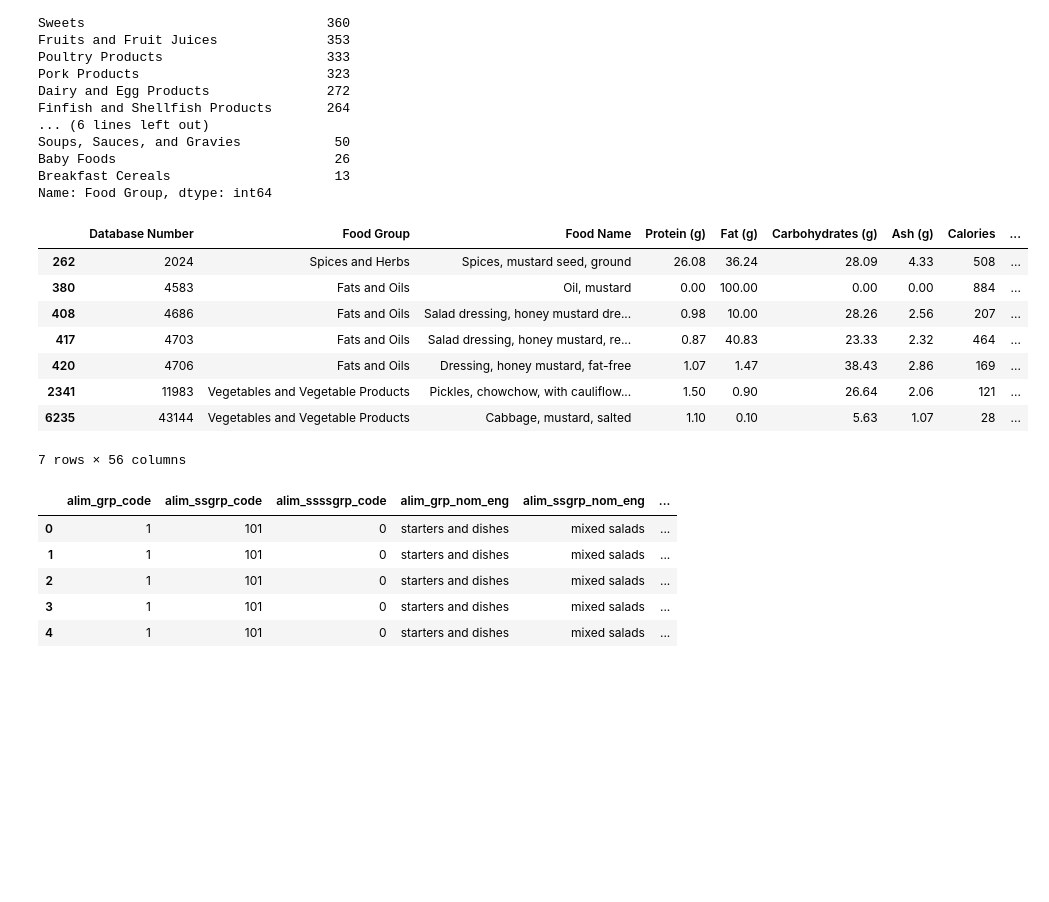
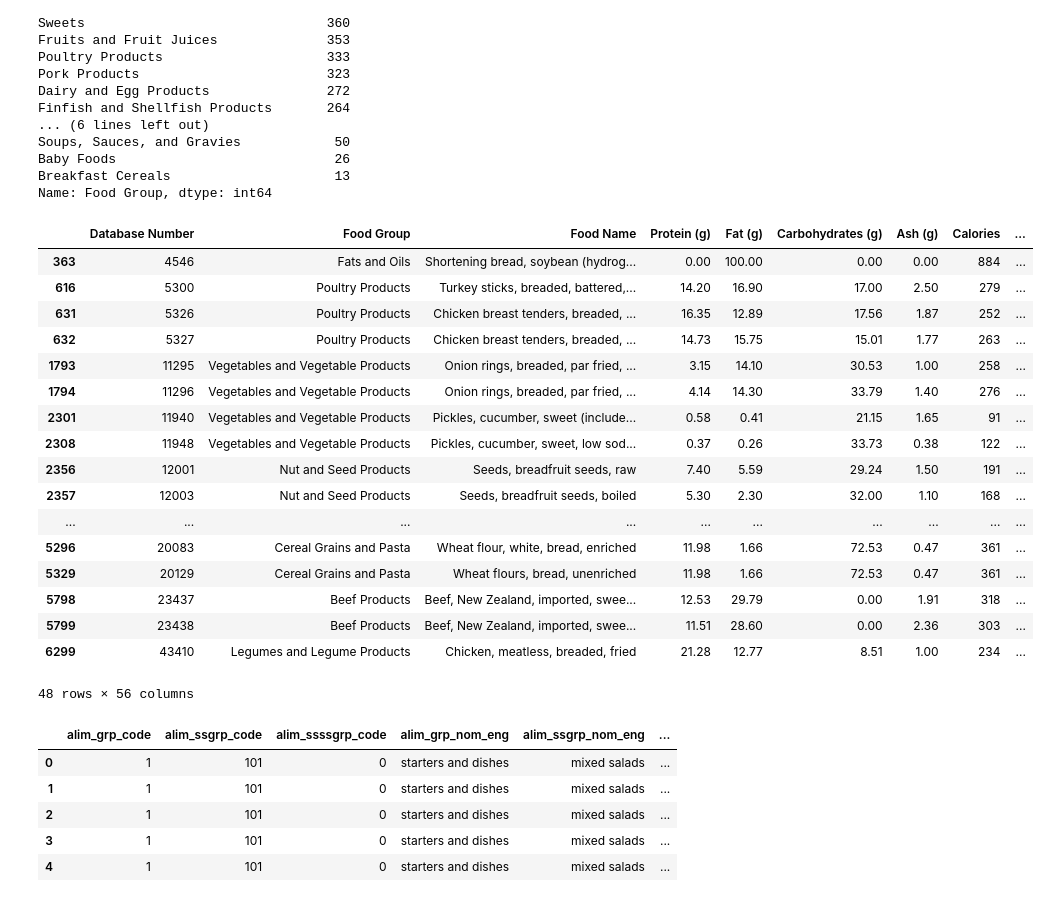
Before and after one commit to CMFV/FINAL_PROJECT, a Jupyter notebook: Untitled.ipynb, the cells around one changed output. Drawn from its saved outputs; the diff is of its cells as text; code cells hidden in the pictures; blank space fills up the shorter version.

```diff
--- a/Untitled.ipynb
+++ b/Untitled.ipynb
@@ -76,17 +76,26 @@ Name: Food Group, dtype: int64
 
 #search('Cheese', 'food_components')
 # %%
-food_components[food_components['Food Name'].str.contains("mustard")]
+food_components[food_components['Food Name'].str.contains("bread")]
 # %% [output]
 |  | Database Number | Food Group | Food Name | Protein (g) | Fat (g) | Carbohydrates (g) | Ash (g) | Calories | ... |
-| 262 | 2024 | Spices and Herbs | Spices, mustard seed, ground | 26.08 | 36.24 | 28.09 | 4.33 | 508 | ... |
-| 380 | 4583 | Fats and Oils | Oil, mustard | 0.00 | 100.00 | 0.00 | 0.00 | 884 | ... |
-| 408 | 4686 | Fats and Oils | Salad dressing, honey mustard dre... | 0.98 | 10.00 | 28.26 | 2.56 | 207 | ... |
-| 417 | 4703 | Fats and Oils | Salad dressing, honey mustard, re... | 0.87 | 40.83 | 23.33 | 2.32 | 464 | ... |
-| 420 | 4706 | Fats and Oils | Dressing, honey mustard, fat-free | 1.07 | 1.47 | 38.43 | 2.86 | 169 | ... |
-| 2341 | 11983 | Vegetables and Vegetable Products | Pickles, chowchow, with cauliflow... | 1.50 | 0.90 | 26.64 | 2.06 | 121 | ... |
-| 6235 | 43144 | Vegetables and Vegetable Products | Cabbage, mustard, salted | 1.10 | 0.10 | 5.63 | 1.07 | 28 | ... |
+| 363 | 4546 | Fats and Oils | Shortening bread, soybean (hydrog... | 0.00 | 100.00 | 0.00 | 0.00 | 884 | ... |
+| 616 | 5300 | Poultry Products | Turkey sticks, breaded, battered,... | 14.20 | 16.90 | 17.00 | 2.50 | 279 | ... |
+| 631 | 5326 | Poultry Products | Chicken breast tenders, breaded, ... | 16.35 | 12.89 | 17.56 | 1.87 | 252 | ... |
+| 632 | 5327 | Poultry Products | Chicken breast tenders, breaded, ... | 14.73 | 15.75 | 15.01 | 1.77 | 263 | ... |
+| 1793 | 11295 | Vegetables and Vegetable Products | Onion rings, breaded, par fried, ... | 3.15 | 14.10 | 30.53 | 1.00 | 258 | ... |
+| 1794 | 11296 | Vegetables and Vegetable Products | Onion rings, breaded, par fried, ... | 4.14 | 14.30 | 33.79 | 1.40 | 276 | ... |
+| 2301 | 11940 | Vegetables and Vegetable Products | Pickles, cucumber, sweet (include... | 0.58 | 0.41 | 21.15 | 1.65 | 91 | ... |
+| 2308 | 11948 | Vegetables and Vegetable Products | Pickles, cucumber, sweet, low sod... | 0.37 | 0.26 | 33.73 | 0.38 | 122 | ... |
+| 2356 | 12001 | Nut and Seed Products | Seeds, breadfruit seeds, raw | 7.40 | 5.59 | 29.24 | 1.50 | 191 | ... |
+| 2357 | 12003 | Nut and Seed Products | Seeds, breadfruit seeds, boiled | 5.30 | 2.30 | 32.00 | 1.10 | 168 | ... |
+| ... | ... | ... | ... | ... | ... | ... | ... | ... | ... |
+| 5296 | 20083 | Cereal Grains and Pasta | Wheat flour, white, bread, enriched | 11.98 | 1.66 | 72.53 | 0.47 | 361 | ... |
+| 5329 | 20129 | Cereal Grains and Pasta | Wheat flours, bread, unenriched | 11.98 | 1.66 | 72.53 | 0.47 | 361 | ... |
+| 5798 | 23437 | Beef Products | Beef, New Zealand, imported, swee... | 12.53 | 29.79 | 0.00 | 1.91 | 318 | ... |
+| 5799 | 23438 | Beef Products | Beef, New Zealand, imported, swee... | 11.51 | 28.60 | 0.00 | 2.36 | 303 | ... |
+| 6299 | 43410 | Legumes and Legume Products | Chicken, meatless, breaded, fried | 21.28 | 12.77 | 8.51 | 1.00 | 234 | ... |
-7 rows × 56 columns
+48 rows × 56 columns
 # %%
 food_components2=pd.read_csv('Las Tablas de Wahls - Hoja 2.csv')
 food_components2.head()
```
Also changed, not shown: parts of 19 cells of this notebook.
